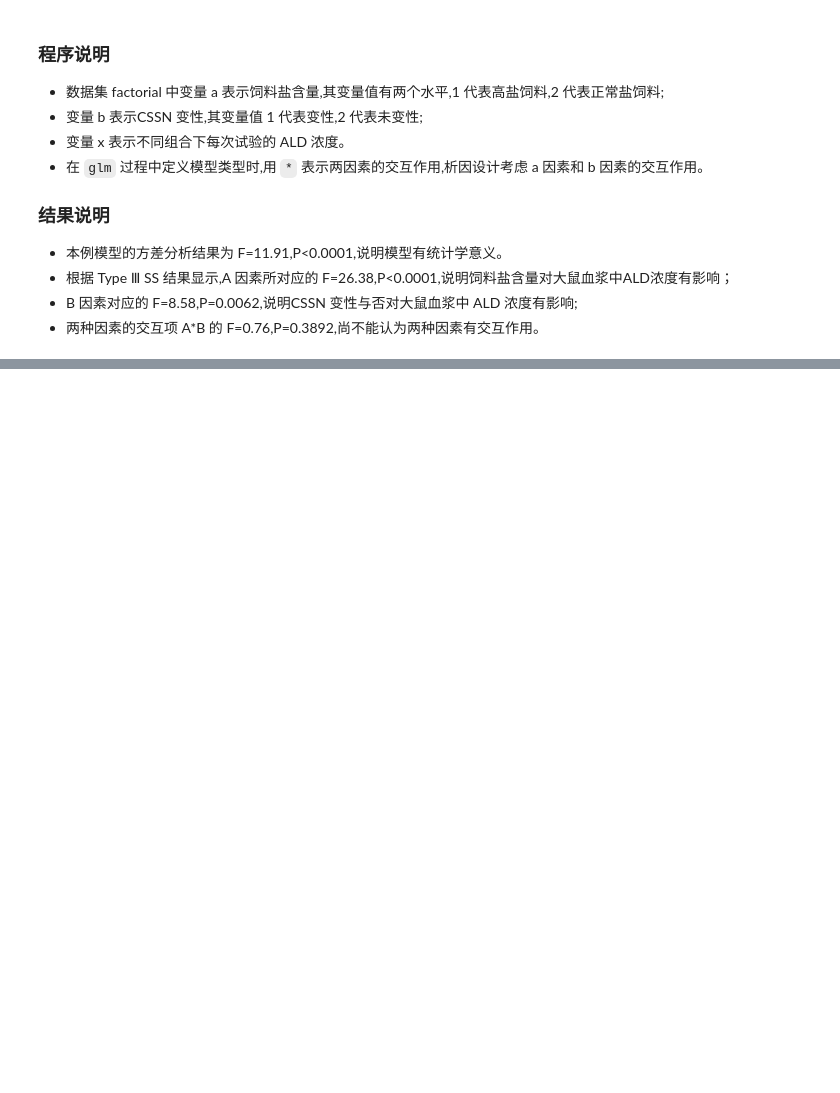
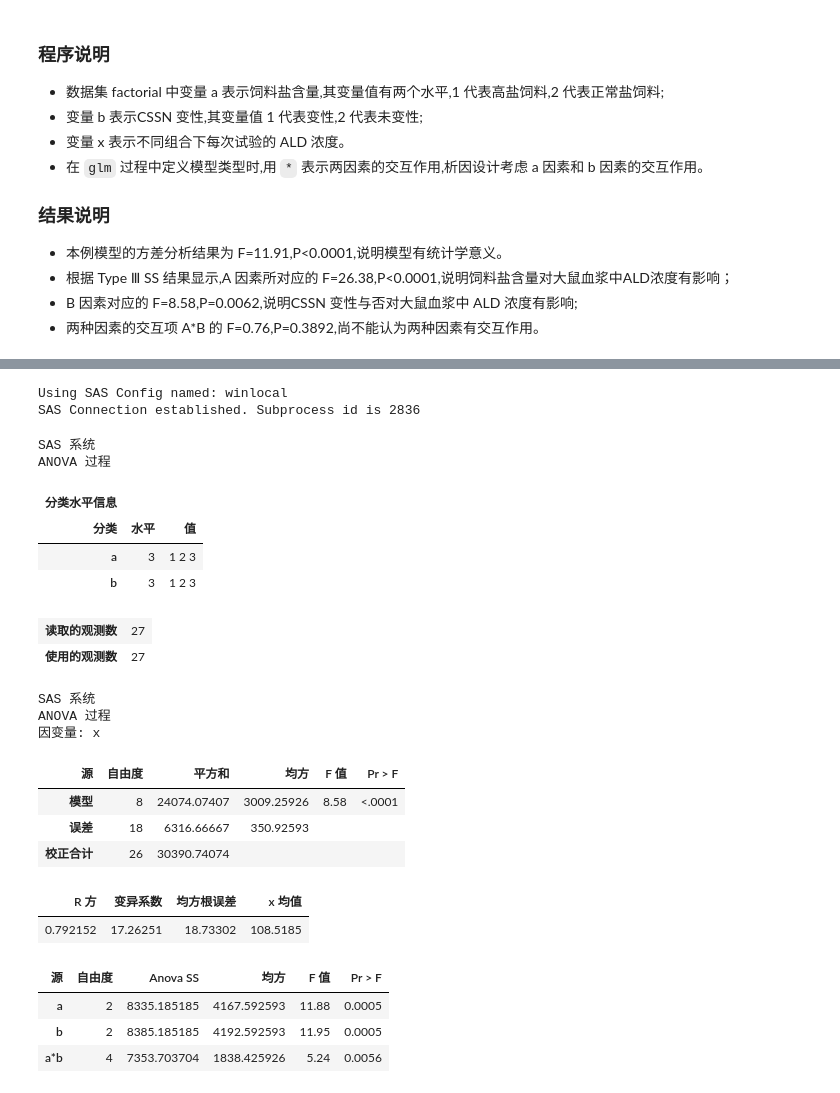
Before and after one commit to pumc-zhou/Med-Stat-Notes, a Jupyter notebook: Guide/SAS/25-06-01-multi-sample-ANOVA.ipynb, the cells around one changed output, grey strips where cells are left out. Cells and saved outputs as stored; diff of their text form; code cells hidden in the pictures; blank space fills up the shorter version.

Commit message:
update:SAS-multi-sample-anova

```diff
--- a/Guide/SAS/25-06-01-multi-sample-ANOVA.ipynb
+++ b/Guide/SAS/25-06-01-multi-sample-ANOVA.ipynb
@@ -461,0 +482,41 @@ ANOVA 过程
+# %%
+%%SAS
+data prg233;
+    input x a b @@;
+cards;
+65 1 1 80 1 1 65 1 1 75 2 1
+115 2 1 80 2 1 85 3 1 120 3 1
+125 3 1 115 1 2 105 1 2 80 1 2
+125 2 2 130 2 2 90 2 2 65 3 2
+120 3 2 100 3 2 75 1 3 95 1 3
+85 1 3 135 2 3 120 2 3 150 2 3
+180 3 3 190 3 3 160 3 3
+;
+proc anova;
+    class a b;
+    model x=a b a*b;
+quit;
+# %% [output]
+Using SAS Config named: winlocal
+SAS Connection established. Subprocess id is 2836
+SAS 系统
+ANOVA 过程
+| 分类水平信息 |  |  |
+| 分类 | 水平 | 值 |
+| a | 3 | 1 2 3 |
+| b | 3 | 1 2 3 |
+| 读取的观测数 | 27 |
+| 使用的观测数 | 27 |
+SAS 系统
+ANOVA 过程
+因变量: x
+| 源 | 自由度 | 平方和 | 均方 | F 值 | Pr > F |
+| 模型 | 8 | 24074.07407 | 3009.25926 | 8.58 | <.0001 |
+| 误差 | 18 | 6316.66667 | 350.92593 |  |  |
+| 校正合计 | 26 | 30390.74074 |  |  |  |
+| R 方 | 变异系数 | 均方根误差 | x 均值 |
+| 0.792152 | 17.26251 | 18.73302 | 108.5185 |
+| 源 | 自由度 | Anova SS | 均方 | F 值 | Pr > F |
+| a | 2 | 8335.185185 | 4167.592593 | 11.88 | 0.0005 |
+| b | 2 | 8385.185185 | 4192.592593 | 11.95 | 0.0005 |
+| a*b | 4 | 7353.703704 | 1838.425926 | 5.24 | 0.0056 |
```
Also changed, not shown: parts of 11 cells of this notebook, 6 other files.
